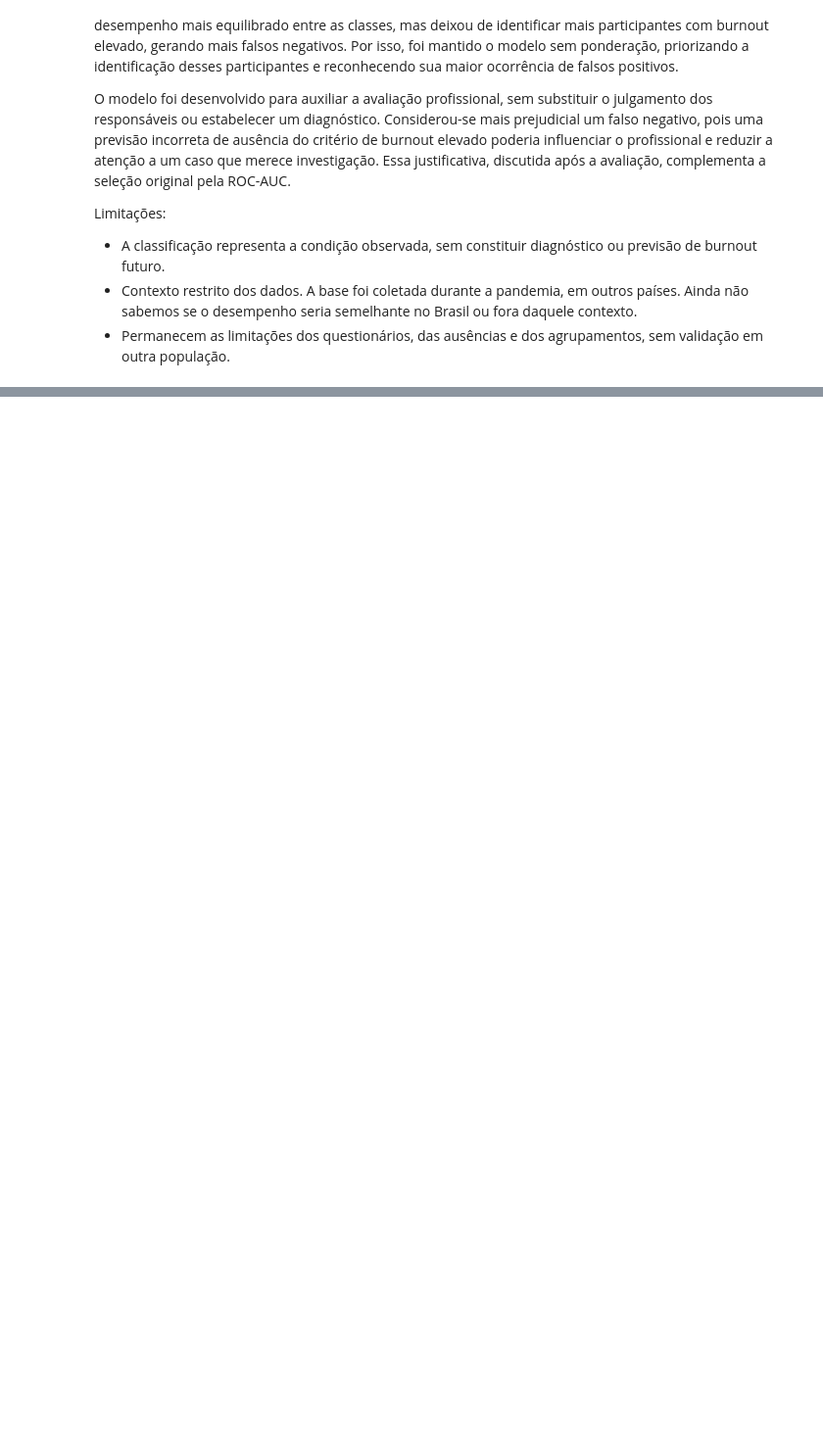
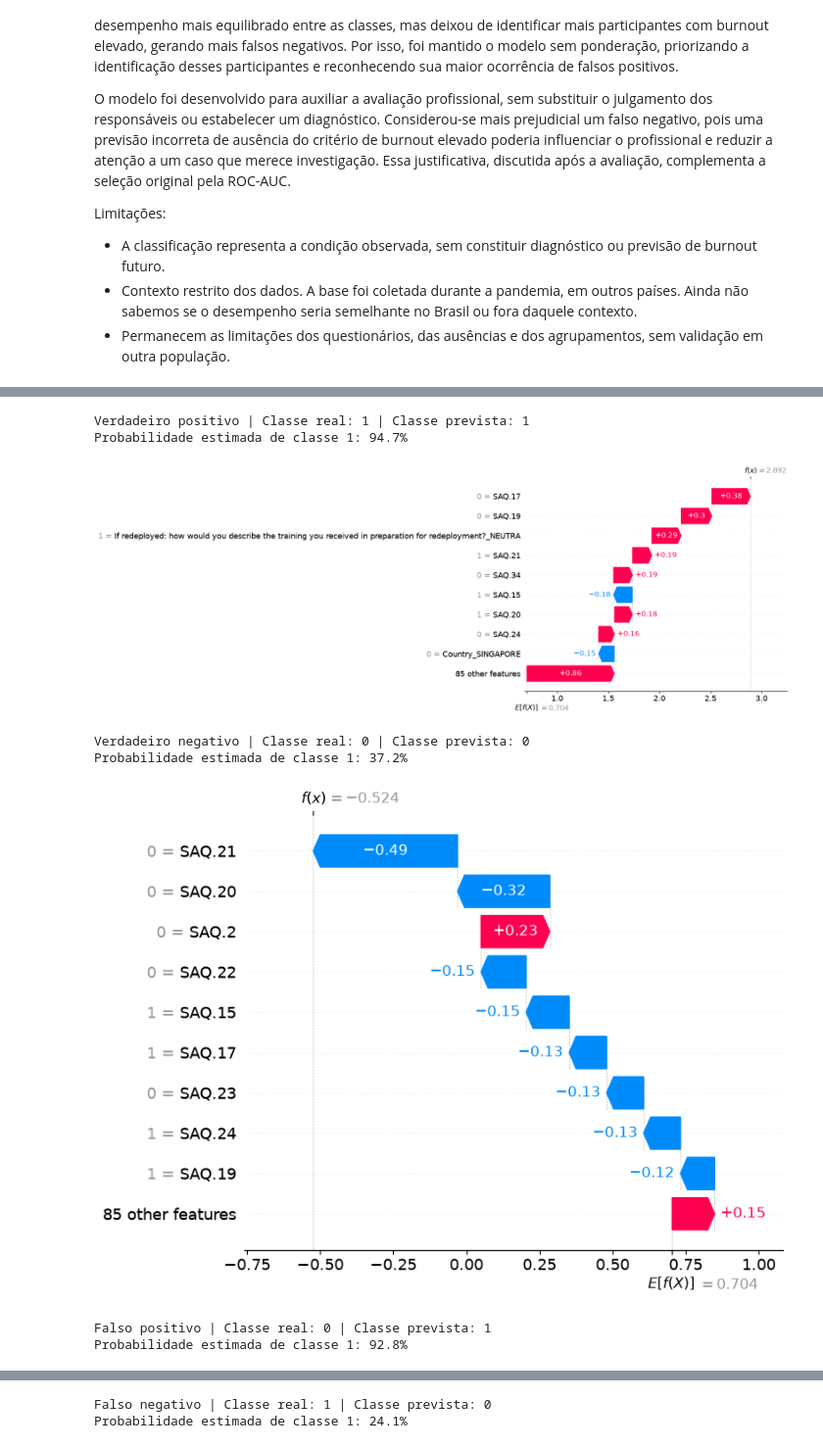
Before and after one commit to BrendonKappel/explainable-burnout-prediction, a Jupyter notebook: notebooks/burnout_prediction.ipynb, the cells around one changed output, grey strips where cells are left out. Shown at 98% size. Drawn from its saved outputs; the diff is of its cells as text; code cells hidden in the pictures; blank space fills up the shorter version.

```diff
--- a/notebooks/burnout_prediction.ipynb
+++ b/notebooks/burnout_prediction.ipynb
@@ -1073,0 +1132,29 @@ Limitações:
+# %%
+local_cases = {
+    "Verdadeiro positivo": (1, 1),
+    "Verdadeiro negativo": (0, 0),
+    "Falso positivo": (0, 1),
+    "Falso negativo": (1, 0),
+}
+
+for case, (actual, predicted) in local_cases.items():
+    positions = np.flatnonzero(
+        y_test.eq(actual).to_numpy() & (test_predictions == predicted)
+    )
+    if len(positions) == 0:
+        print(f"{case}: nenhum registro no teste.")
+        continue
+
+    position = int(positions[0])
+    print(f"{case} | Classe real: {actual} | Classe prevista: {predicted}")
+    print(f"Probabilidade estimada de classe 1: {test_probabilities[position]:.1%}")
+    shap.plots.waterfall(shap_values[position], max_display=10)
+# %% [output]
+Verdadeiro positivo | Classe real: 1 | Classe prevista: 1
+Probabilidade estimada de classe 1: 94.7%
+[figure, added]
+Verdadeiro negativo | Classe real: 0 | Classe prevista: 0
+Probabilidade estimada de classe 1: 37.2%
+[figure, added]
+Falso positivo | Classe real: 0 | Classe prevista: 1
+Probabilidade estimada de classe 1: 92.8%
@@ -1073,0 +1162,2 @@ Limitações:
+Falso negativo | Classe real: 1 | Classe prevista: 0
+Probabilidade estimada de classe 1: 24.1%
```
Also changed, not shown: parts of 7 cells of this notebook.
